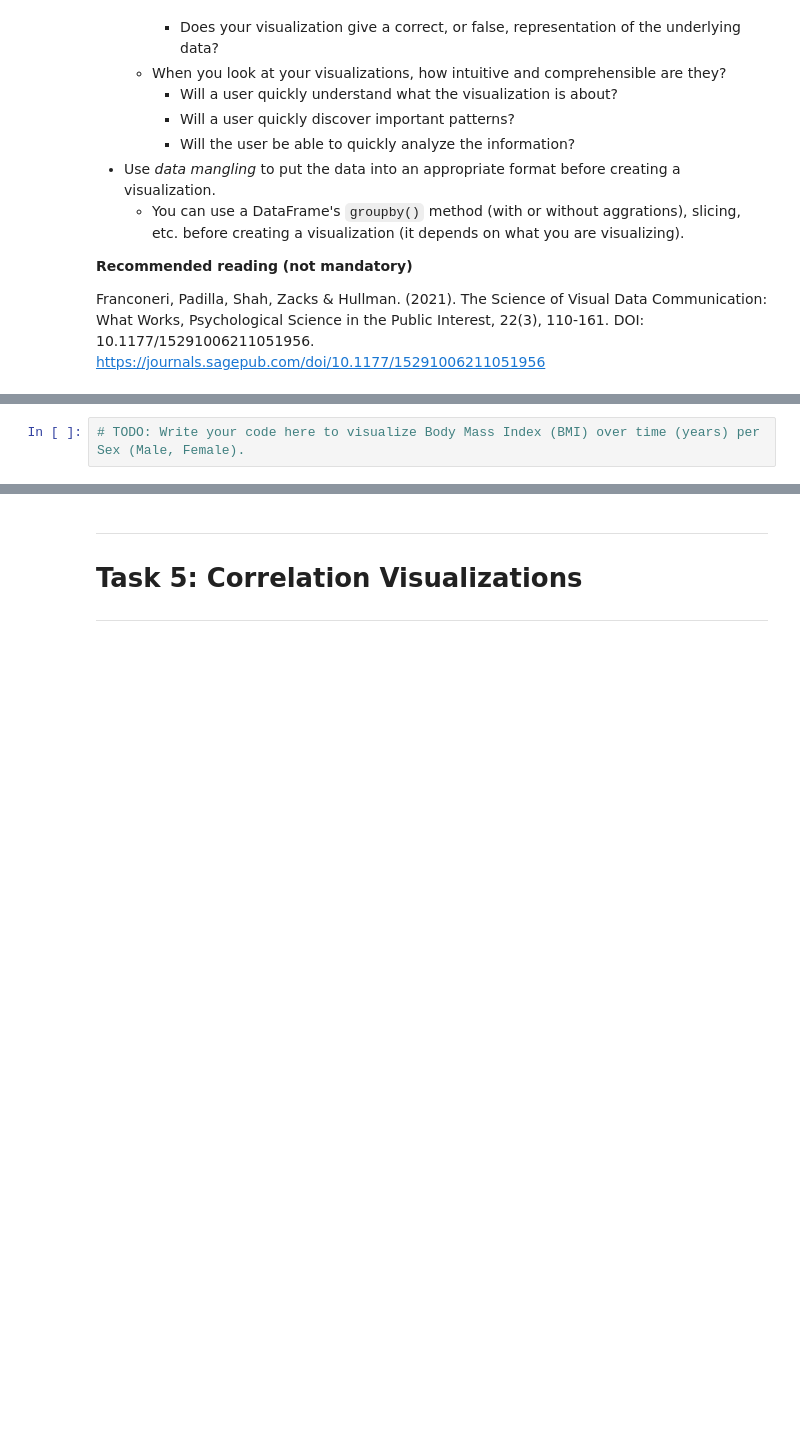
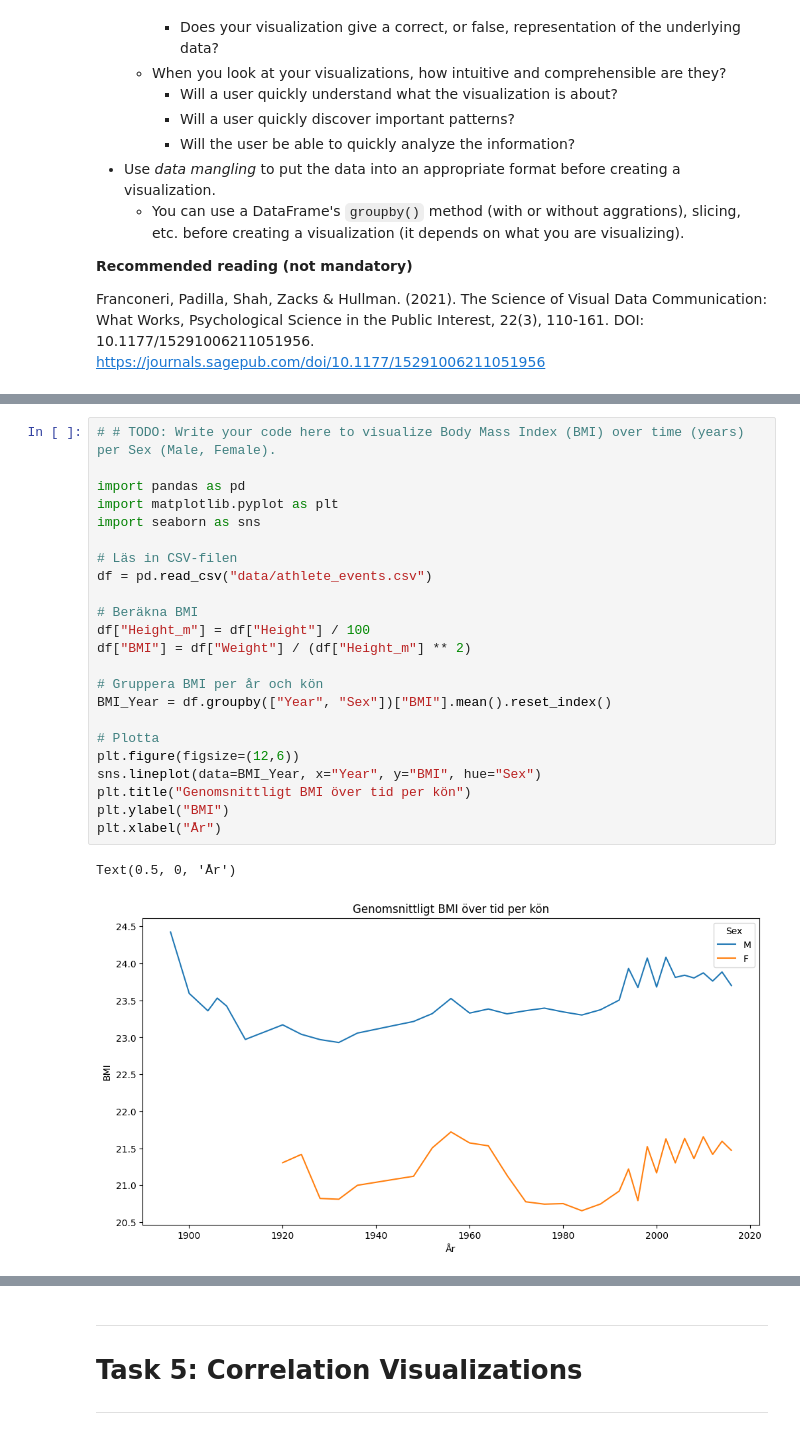
Before and after one commit to llllyyyynnnn/DataVisualisationProject, a Jupyter notebook: assignment/assignment.ipynb, the cells around one changed output, grey strips where cells are left out. Cells and saved outputs as stored; diff of their text form; blank space fills up the shorter version.

```diff
--- a/assignment/assignment.ipynb
+++ b/assignment/assignment.ipynb
@@ -965,7 +963,31 @@ Create a visualization showing the Body Mass Index (BMI) over time (years) for M
 
 </details>
 # %%
-# TODO: Write your code here to visualize Body Mass Index (BMI) over time (years) per Sex (Male, Female).
+# # TODO: Write your code here to visualize Body Mass Index (BMI) over time (years) per Sex (Male, Female).
+
+import pandas as pd
+import matplotlib.pyplot as plt
+import seaborn as sns
+
+# Läs in CSV-filen
+df = pd.read_csv("data/athlete_events.csv")
+
+# Beräkna BMI
+df["Height_m"] = df["Height"] / 100
+df["BMI"] = df["Weight"] / (df["Height_m"] ** 2)
+
+# Gruppera BMI per år och kön
+BMI_Year = df.groupby(["Year", "Sex"])["BMI"].mean().reset_index()
+
+# Plotta
+plt.figure(figsize=(12,6))
+sns.lineplot(data=BMI_Year, x="Year", y="BMI", hue="Sex")
+plt.title("Genomsnittligt BMI över tid per kön")
+plt.ylabel("BMI")
+plt.xlabel("År")
+# %% [output]
+Text(0.5, 0, 'År')
+[figure, added]
 # %% [markdown]
 ---
 ## Task 4.2 Visualize Gender (Sex) Participation Over Time
```
Also changed, not shown: parts of 4 cells of this notebook.
